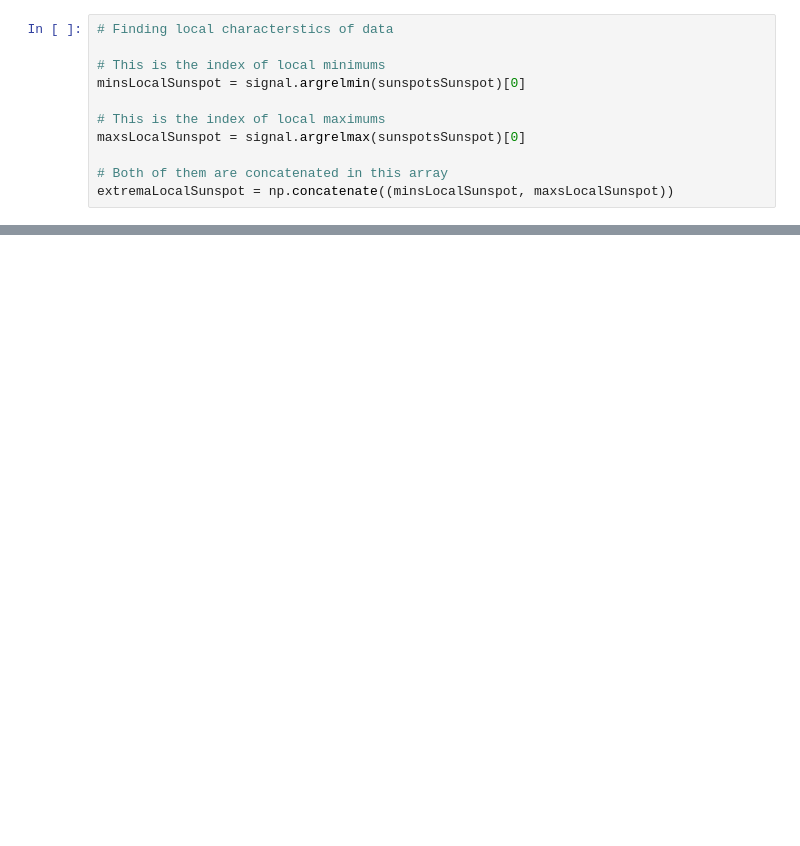
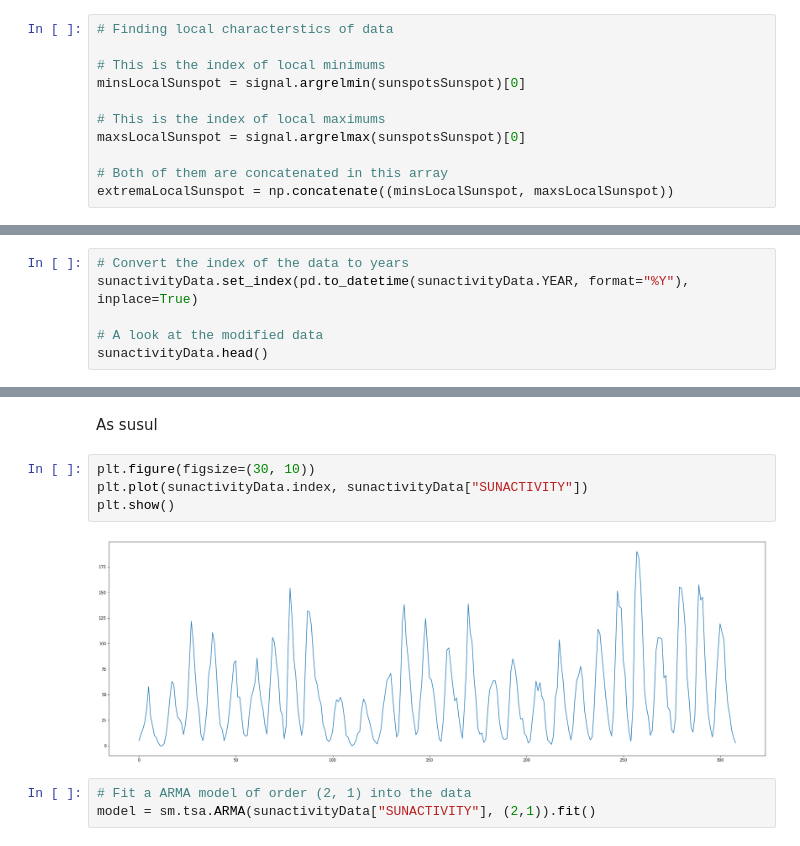
Before and after one commit to kenseiAmit/ai_ml, a Jupyter notebook: Learning NumPy Arrays.ipynb, the cells around one changed output, grey strips where cells are left out. Drawn from its saved outputs; the diff is of its cells as text; blank space fills up the shorter version.

```diff
--- a/Learning NumPy Arrays.ipynb
+++ b/Learning NumPy Arrays.ipynb
@@ -970,0 +1313,6 @@ Freq: AS-JAN, dtype: float64
+# %%
+# Convert the index of the data to years
+sunactivityData.set_index(pd.to_datetime(sunactivityData.YEAR, format="%Y"), inplace=True)
+
+# A look at the modified data
+sunactivityData.head()
@@ -970,0 +1327,11 @@ Freq: AS-JAN, dtype: float64
+# %% [markdown]
+As susul
+# %%
+plt.figure(figsize=(30, 10))
+plt.plot(sunactivityData.index, sunactivityData["SUNACTIVITY"])
+plt.show()
+# %% [output]
+[figure, added]
+# %%
+# Fit a ARMA model of order (2, 1) into the data
+model = sm.tsa.ARMA(sunactivityData["SUNACTIVITY"], (2,1)).fit()
```
Also changed, not shown: parts of 53 cells of this notebook.
